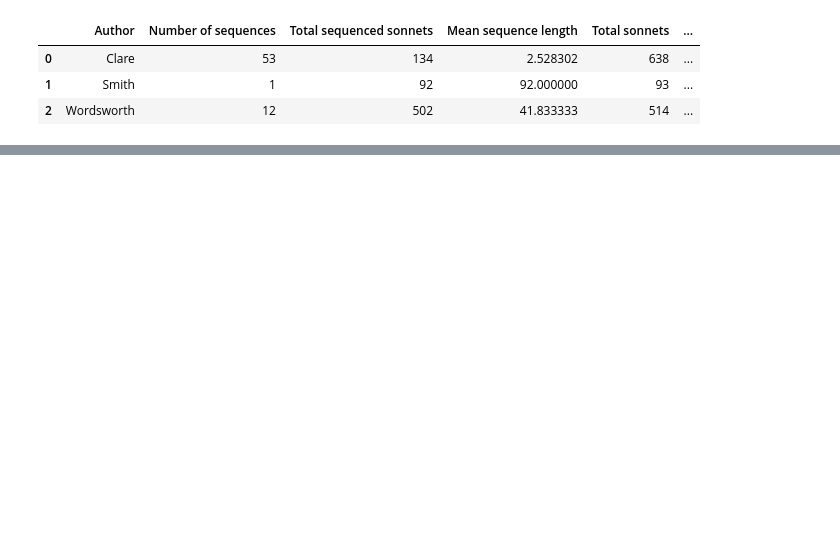
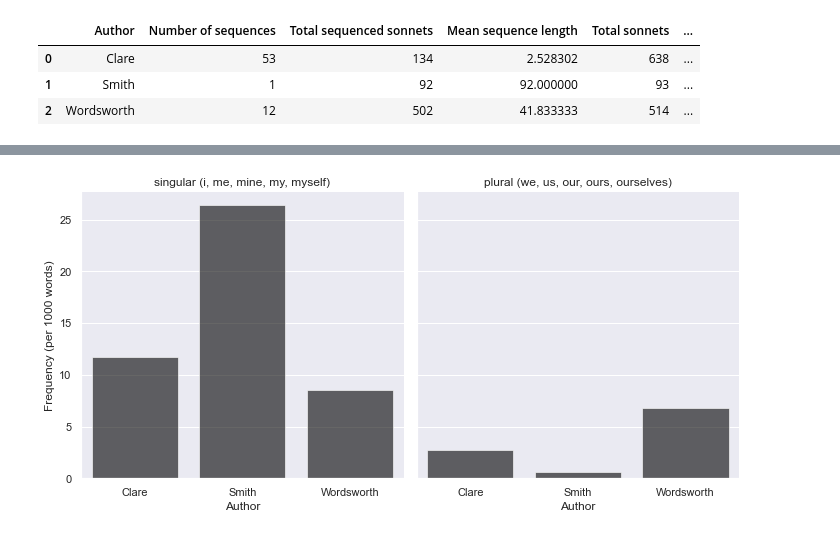
Before and after one commit to sn-code-inside/romantic-self, a Jupyter notebook: Chapter 4 - Lyric.ipynb, the cells around one changed output, grey strips where cells are left out. Saved outputs shown, nothing was run; the diff lists cells and outputs as text; code cells hidden in the pictures; blank space fills up the shorter version.

```diff
--- a/Chapter 4 - Lyric.ipynb
+++ b/Chapter 4 - Lyric.ipynb
@@ -210,0 +357,36 @@ sequence_table
+# %%
+def get_pronouns_table(corpus: SonnetCorpus, pronouns: dict[str, str], authors: Iterable[str]) -> pd.DataFrame:
+    word_frequencies = []
+    for author in authors:
+        for word in pronouns:
+            word_frequencies.append({"author":author, "word":word, "freq":get_word_frequency(word, corpus.iter_filter(author=author))})
+
+    return pd.DataFrame(word_frequencies).assign(number=lambda x: x['word'].map(pronouns))
+
+def plot_fp_pronouns(fp_pronouns_table: pd.DataFrame, pronouns: dict[str, str]):
+
+    number_label_map = {
+        'singular': f"singular ({', '.join(k for k,v in pronouns.items() if v=='singular')})",
+        'plural': f"plural ({', '.join(k for k,v in pronouns.items() if v=='plural')})"
+    }
+
+    return (fp_pronouns_table
+            .groupby(["author","number"])
+            .aggregate("sum")
+            .reset_index()
+            .assign(number_fmt=lambda x: x['number'].map(number_label_map))
+            .pipe((sns.catplot, "data"), x="author", y="freq", col="number_fmt", kind="bar", color="black", alpha=0.6, col_order=list(number_label_map.values()))
+            .set_titles(col_template="{col_name}")
+            .set_axis_labels("Author", "Frequency (per 1000 words)")
+            )
+
+fp_pronouns_table = get_pronouns_table(sonnets, first_person, authors)
+fp_pronouns_plot = plot_fp_pronouns(fp_pronouns_table, first_person)
+
+fp_pronouns_plot.savefig("figures/figure_4_7.jpg", dpi=500)
+(fp_pronouns_table
+    .drop("number", axis=1)
+    .pivot(index="author", columns="word", values="freq")
+    .to_csv("figures/figure_4_8.csv"))
+# %% [output]
+[figure, added]
```
Also changed, not shown: parts of 20 cells of this notebook, 22 other files.
